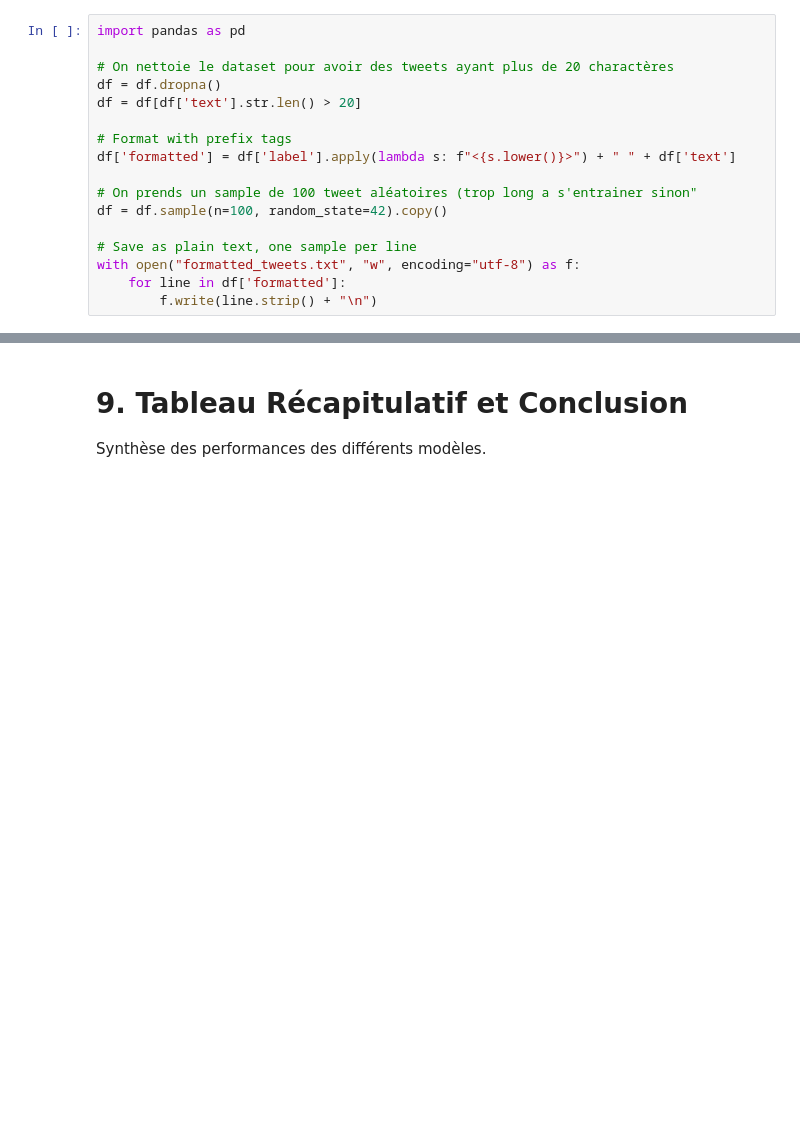
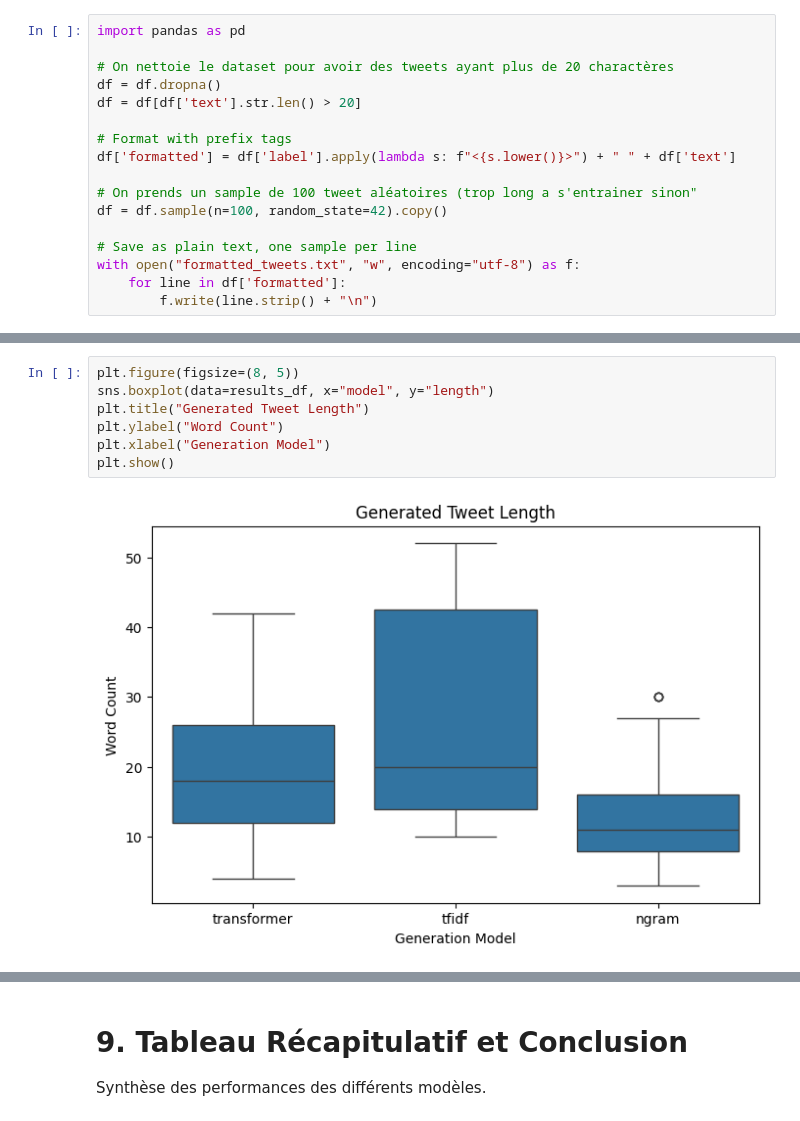
Before and after one commit to Wassbdr/twitter-sentiment-analysis, a Jupyter notebook: src/data.ipynb, the cells around one changed output, grey strips where cells are left out. Saved outputs shown, nothing was run; the diff lists cells and outputs as text; blank space fills up the shorter version.

```diff
--- a/src/data.ipynb
+++ b/src/data.ipynb
@@ -1236,0 +1434,9 @@ $QC is $15.50 or $20.50, not that you know. I am not going to do any stock tradi
+# %%
+plt.figure(figsize=(8, 5))
+sns.boxplot(data=results_df, x="model", y="length")
+plt.title("Generated Tweet Length")
+plt.ylabel("Word Count")
+plt.xlabel("Generation Model")
+plt.show()
+# %% [output]
+[figure, added]
```
Also changed, not shown: parts of 11 cells of this notebook, 1 other file.
